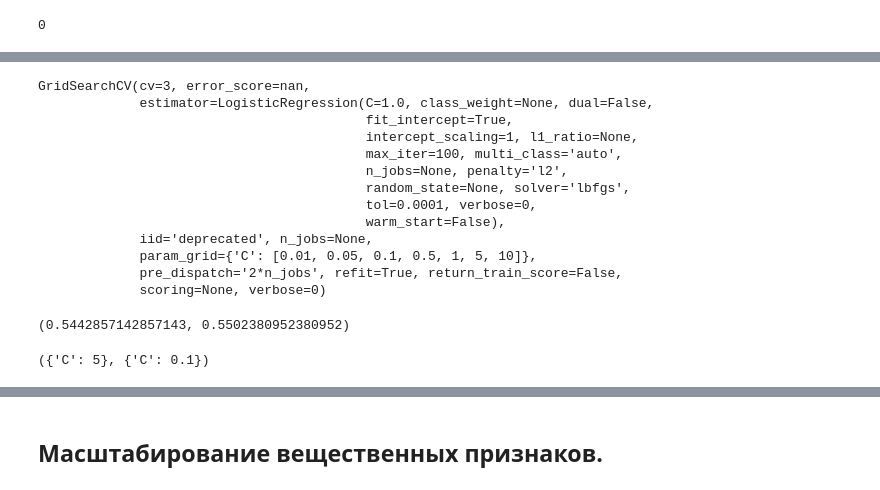
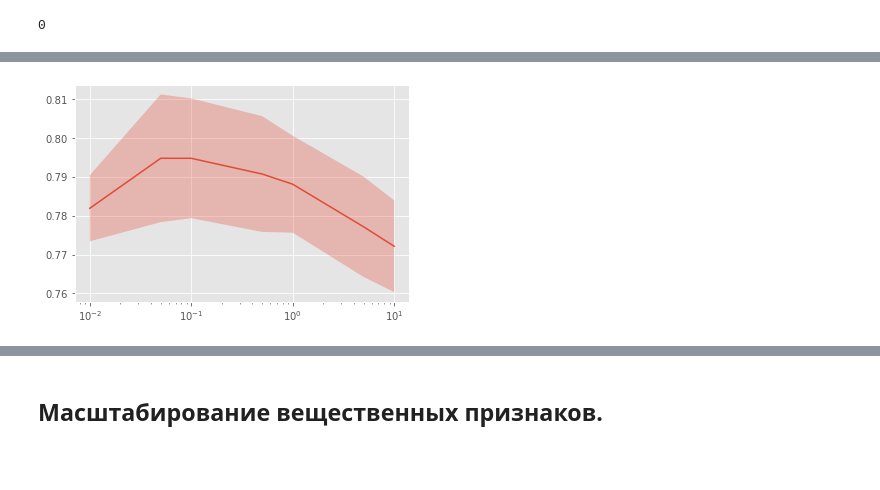
Before and after one commit to kilianovski/study, a Jupyter notebook: courses/supervised-learning/week_3/Preprocessing_LR_Coursera.ipynb, the cells around one changed output, grey strips where cells are left out. Cells and saved outputs as stored; diff of their text form; code cells hidden in the pictures; blank space fills up the shorter version.

```diff
--- a/courses/supervised-learning/week_3/Preprocessing_LR_Coursera.ipynb
+++ b/courses/supervised-learning/week_3/Preprocessing_LR_Coursera.ipynb
@@ -422,24 +421,6 @@ GridSearchCV(cv=3, error_score=nan,
 # %%
+optimizer_mean = GridSearchCV(estimator, param_grid=param_grid, cv=cv)
 optimizer_mean.fit(X_train_mean, y_train)
+plot_scores(optimizer_mean)
 # %% [output]
-GridSearchCV(cv=3, error_score=nan,
-             estimator=LogisticRegression(C=1.0, class_weight=None, dual=False,
-                                          fit_intercept=True,
-                                          intercept_scaling=1, l1_ratio=None,
-                                          max_iter=100, multi_class='auto',
-                                          n_jobs=None, penalty='l2',
-                                          random_state=None, solver='lbfgs',
-                                          tol=0.0001, verbose=0,
-                                          warm_start=False),
-             iid='deprecated', n_jobs=None,
-             param_grid={'C': [0.01, 0.05, 0.1, 0.5, 1, 5, 10]},
-             pre_dispatch='2*n_jobs', refit=True, return_train_score=False,
-             scoring=None, verbose=0)
+[figure, added]
-# %%
-optimizer_mean.best_score_, optimizer_zeros.best_score_
-# %% [output]
-(0.5442857142857143, 0.5502380952380952)
-# %%
-optimizer_mean.best_params_, optimizer_zeros.best_params_
-# %% [output]
-({'C': 5}, {'C': 0.1})
```
Also changed, not shown: parts of 66 cells of this notebook, 6 other files.
